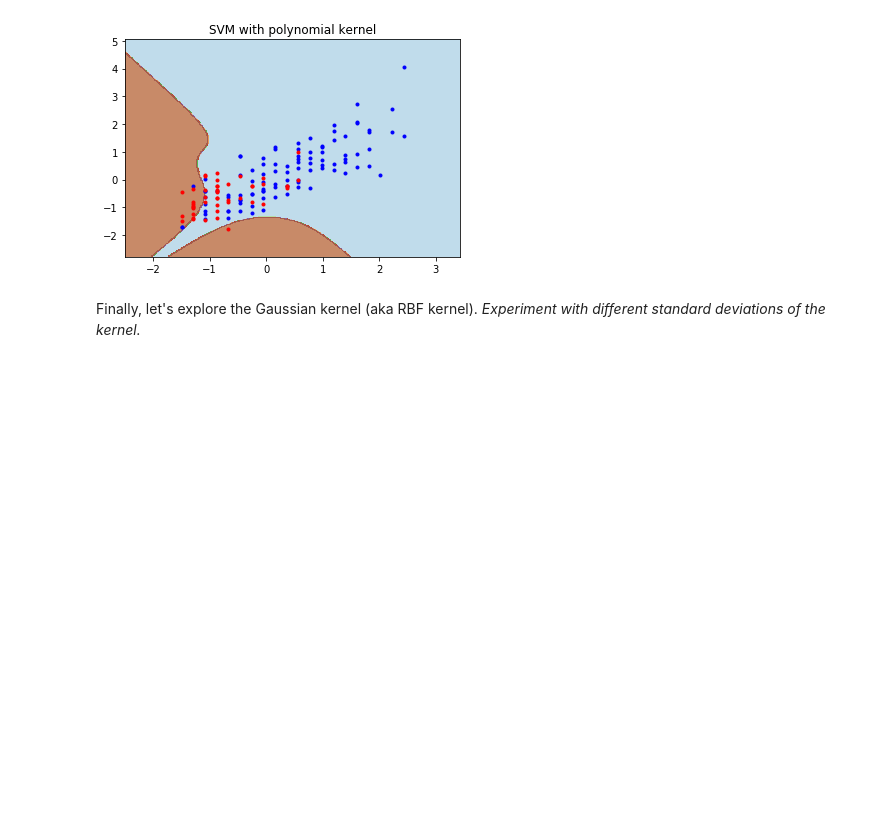
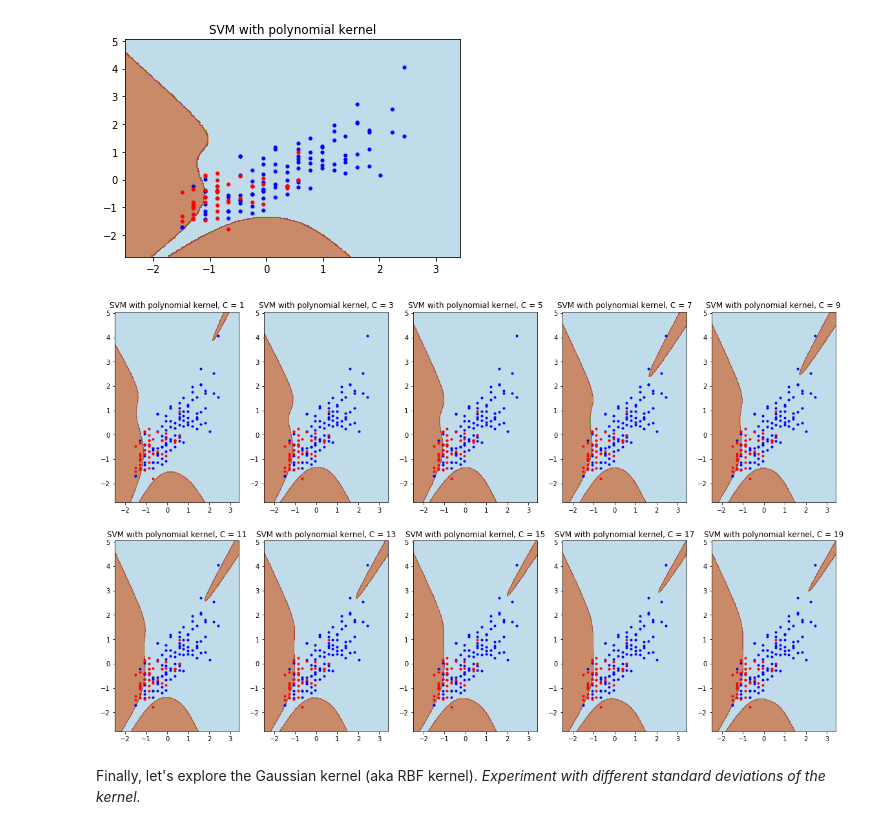
Before and after one commit to trevorcohn/comp90051-2017, a Jupyter notebook: worksheets/7a_SVM.ipynb, the cells around one changed output. Saved outputs shown, nothing was run; the diff lists cells and outputs as text; code cells hidden in the pictures; blank space fills up the shorter version.

```diff
--- a/worksheets/7a_SVM.ipynb
+++ b/worksheets/7a_SVM.ipynb
@@ -95,6 +110,24 @@ poly_svc = svm.SVC(kernel='poly', degree=5, C=5).fit(X_norm, y) # polynomial ker
 plot_boundary(X_norm, y, poly_svc, 'SVM with polynomial kernel')
 # %% [output]
 [figure]
+# %%
+from sklearn import svm
+
+rows = 4
+cols = 5
+fig1 = plt.figure(figsize=(rows*5,cols*5))
+index = 1
+
+for c in range(1,21,2):
+    poly_svc = svm.SVC(kernel='poly', degree=5, C=c).fit(X_norm, y) # polynomial kernel
+    fig1.add_subplot(rows,cols,index)
+
+    plot_boundary(X_norm, y, poly_svc, 'SVM with polynomial kernel, C = ' + str(c))
+    index +=1
+
+plt.show()
+# %% [output]
+[figure, added]
 # %% [markdown]
 Finally, let's explore the Gaussian kernel (aka RBF kernel). *Experiment with different standard deviations of the kernel.*
 # %%
```
Also changed, not shown: parts of 5 cells of this notebook, 1 other file.
